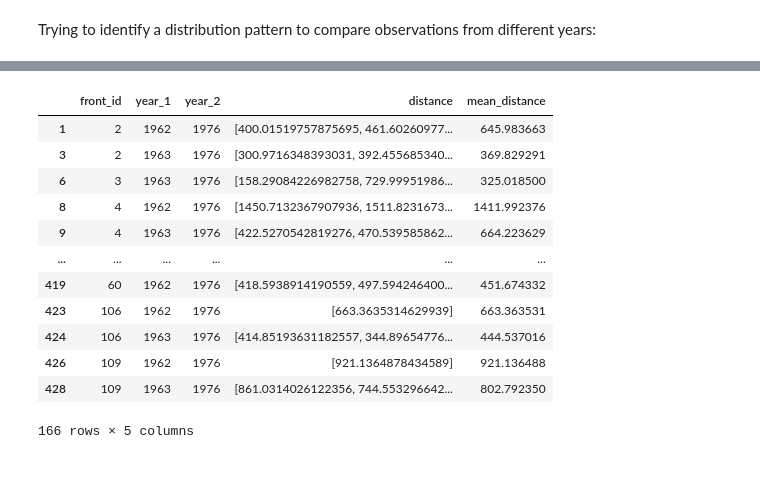
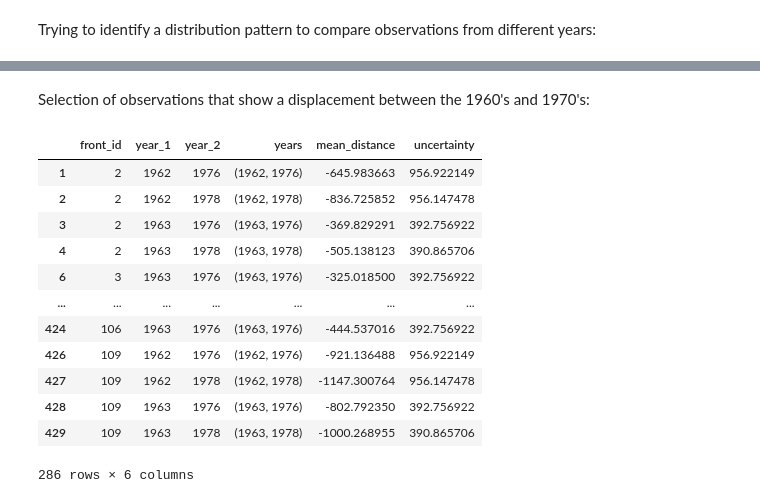
Before and after one commit to lorisdanjou/Svalbard_calving_fronts_1936-1978_data_analysis, a Jupyter notebook: results.ipynb, the cells around one changed output, grey strips where cells are left out. Cells and saved outputs as stored; diff of their text form; code cells hidden in the pictures; blank space fills up the shorter version.

```diff
--- a/results.ipynb
+++ b/results.ipynb
@@ -285,3 +285,8 @@ Year: 1976, Mean distance: -3.19 m, Standard deviation: 125.33 m
 Year: 1978, Mean distance: 23.66 m, Standard deviation: 122.23 m
 Skipped 59 comparisons out of 337 due to length difference
 [figure]
+# %%
+years = np.array([1962, 1963, 1976, 1978])
+sigmas_prime = np.array([665, 248, 125, 122])
+sigmas = sigmas_prime / np.sqrt(2)
+sigmas
@@ -287,0 +295,19 @@ Skipped 59 comparisons out of 337 due to length difference
+# %%
+uncertainties = pd.DataFrame(
+    [],
+    columns=["year_1", "year_2", "sigma_dist", "2_sigma_dist", "3_sigma_dist"]
+)
+
+for i in range(len(years) - 1):
+    for j in range(i + 1, len(years)):
+        uncertainties.loc[len(uncertainties)] = [
+            years[i],
+            years[j],
+            np.sqrt(sigmas[i]**2 + sigmas[j]**2),
+            2 * np.sqrt(sigmas[i]**2 + sigmas[j]**2),
+            3 * np.sqrt(sigmas[i]**2 + sigmas[j]**2)
+        ]
+
+uncertainties.loc[:, "years"] = uncertainties.loc[:, ["year_1", "year_2"]].apply(lambda x: (x.iloc[0], x.iloc[1]), axis=1)
+uncertainties = uncertainties[["year_1", "year_2", "years", "sigma_dist", "2_sigma_dist", "3_sigma_dist"]]
+uncertainties
@@ -311,7 +345,10 @@ for front in all_fronts.front_id.unique():
                 for l in range(len(other_fronts.geometry)):
                     front1 = fronts.geometry.iloc[k]
                     front2 = other_fronts.geometry.iloc[l]
-                    dist = distance(front1, front2)
+                    dir_1 = fronts.front_dir.iloc[k]
+                    dir_2 = other_fronts.front_dir.iloc[l]
+                    # print(front) # to identify the fronts that have different flow directions.
+                    dist = distance(front1, front2, dir_1, dir_2)
                     if dist is not None: # recall: distance returns None if the lengths of the fronts are too different
                         dists.append(dist)
                     else:
@@ -363,0 +401,9 @@ for i in range(len(results)):
+# %%
+results.loc[:, "mean_distance"] = results.distance.apply(lambda x: np.array(x).mean())
+results.loc[:, "uncertainty"] = results.loc[:, ["year_1", "year_2"]].apply(lambda x: uncertainties.loc[(uncertainties.year_1 == x.iloc[0]) & (uncertainties.year_2 == x.iloc[1]), "2_sigma_dist"].values[0], axis=1)
+
+# not necessary but easier to control results : put the years in a single column.
+results.loc[:, "years"] = results.loc[:, ["year_1", "year_2"]].apply(lambda x: (x.iloc[0], x.iloc[1]), axis=1)
+results = results[["front_id", "year_1", "year_2", "years", "mean_distance", "uncertainty"]]
+
+results
@@ -364,18 +510,19 @@ for i in range(len(results)):
+# %% [markdown]
+Selection of observations that show a displacement between the 1960's and 1970's:
 # %%
-# select only observations that show a displacement between the 1960's and 1970's.
-important_results = results.loc[(results.year_1 == 1962) | (results.year_1 == 1963)].loc[(results.year_2 == 1976) | (results.year_1 == 1978)]
+important_results = results.loc[(results.year_1 == 1962) | (results.year_1 == 1963)].loc[(results.year_2 == 1976) | (results.year_2 == 1978)]
 important_results
 # %% [output]
-|  | front_id | year_1 | year_2 | distance | mean_distance |
-| 1 | 2 | 1962 | 1976 | [400.01519757875695, 461.60260977... | 645.983663 |
-| 3 | 2 | 1963 | 1976 | [300.9716348393031, 392.455685340... | 369.829291 |
-| 6 | 3 | 1963 | 1976 | [158.29084226982758, 729.99951986... | 325.018500 |
-| 8 | 4 | 1962 | 1976 | [1450.7132367907936, 1511.8231673... | 1411.992376 |
-| 9 | 4 | 1963 | 1976 | [422.5270542819276, 470.539585862... | 664.223629 |
-| ... | ... | ... | ... | ... | ... |
-| 419 | 60 | 1962 | 1976 | [418.5938914190559, 497.594246400... | 451.674332 |
-| 423 | 106 | 1962 | 1976 | [663.3635314629939] | 663.363531 |
-| 424 | 106 | 1963 | 1976 | [414.85193631182557, 344.89654776... | 444.537016 |
-| 426 | 109 | 1962 | 1976 | [921.1364878434589] | 921.136488 |
-| 428 | 109 | 1963 | 1976 | [861.0314026122356, 744.553296642... | 802.792350 |
+|  | front_id | year_1 | year_2 | years | mean_distance | uncertainty |
+| 1 | 2 | 1962 | 1976 | (1962, 1976) | -645.983663 | 956.922149 |
+| 2 | 2 | 1962 | 1978 | (1962, 1978) | -836.725852 | 956.147478 |
+| 3 | 2 | 1963 | 1976 | (1963, 1976) | -369.829291 | 392.756922 |
+| 4 | 2 | 1963 | 1978 | (1963, 1978) | -505.138123 | 390.865706 |
+| 6 | 3 | 1963 | 1976 | (1963, 1976) | -325.018500 | 392.756922 |
+| ... | ... | ... | ... | ... | ... | ... |
+| 424 | 106 | 1963 | 1976 | (1963, 1976) | -444.537016 | 392.756922 |
+| 426 | 109 | 1962 | 1976 | (1962, 1976) | -921.136488 | 956.922149 |
+| 427 | 109 | 1962 | 1978 | (1962, 1978) | -1147.300764 | 956.147478 |
+| 428 | 109 | 1963 | 1976 | (1963, 1976) | -802.792350 | 392.756922 |
+| 429 | 109 | 1963 | 1978 | (1963, 1978) | -1000.268955 | 390.865706 |
-166 rows × 5 columns
+286 rows × 6 columns
```
Also changed, not shown: parts of 11 cells of this notebook.
